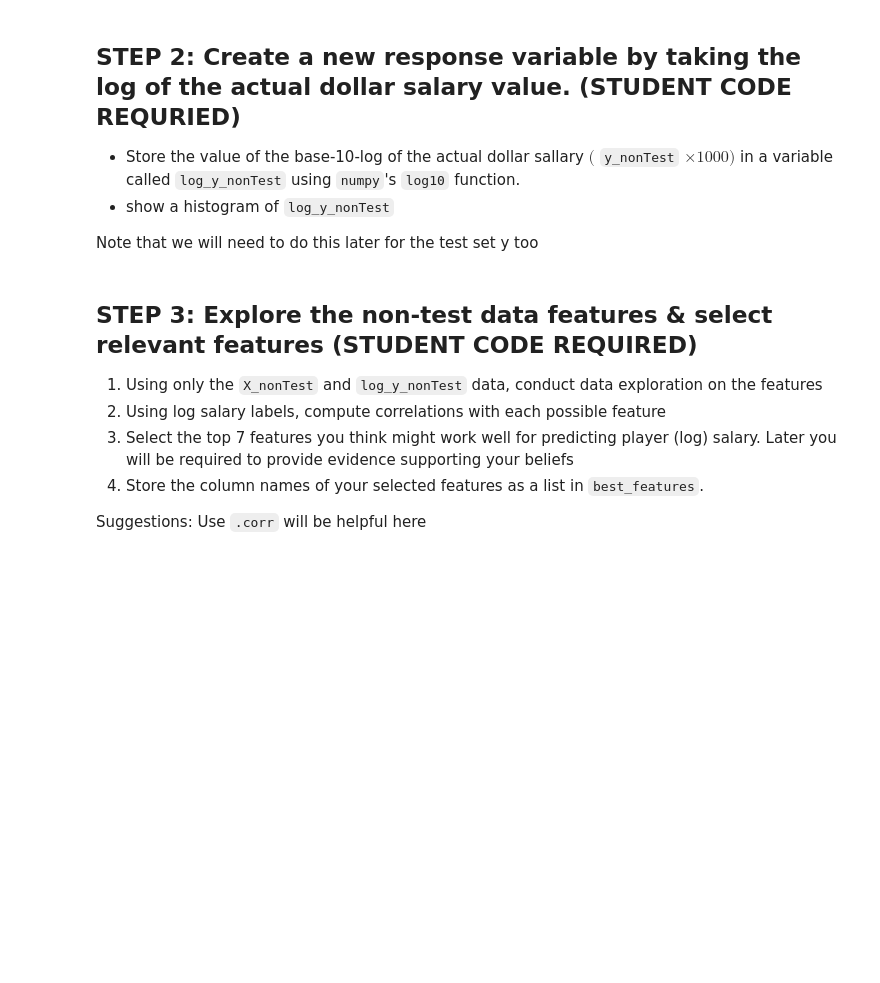
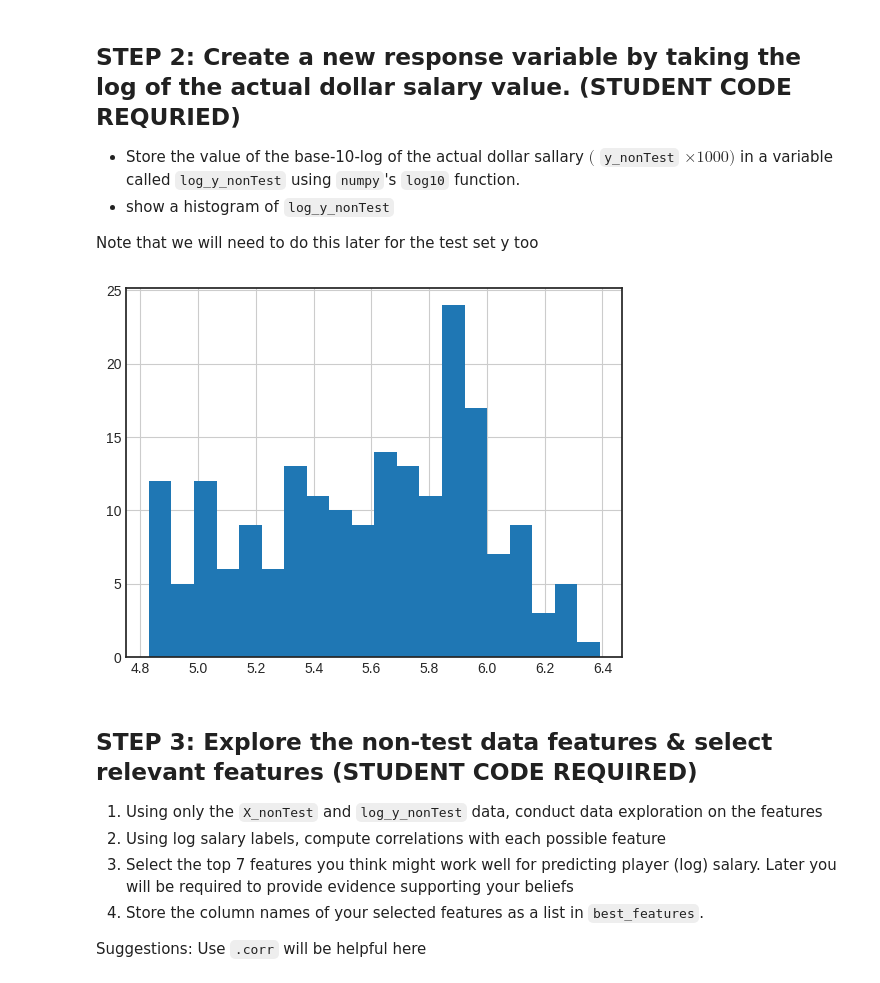
Before and after one commit to TheCodeheadMT/623-SML, a Jupyter notebook: HW4_TODD_MICHAEL.ipynb, the cells around one changed output. Drawn from its saved outputs; the diff is of its cells as text; code cells hidden in the pictures; blank space fills up the shorter version.

```diff
--- a/HW4_TODD_MICHAEL.ipynb
+++ b/HW4_TODD_MICHAEL.ipynb
@@ -107,0 +119,24 @@ df = None #placeholder
+# %%
+# STEP 1
+
+df = None #placeholder
+
+#----------------START STUDENT CODE -----------------------
+
+drop_enc = OneHotEncoder(drop='first').fit(pre_df[['League']])
+
+pre_df['League_N']=drop_enc.transform(pre_df[['League']]).toarray()
+
+drop_enc = OneHotEncoder(drop='first').fit(pre_df[['Division']])
+
+pre_df['Division_W']=drop_enc.transform(pre_df[['Division']]).toarray()
+
+drop_enc = OneHotEncoder(drop='first').fit(pre_df[['NewLeague']])
+
+pre_df['NewLeague_N']=drop_enc.transform(pre_df[['NewLeague']]).toarray()
+
+df = pre_df.drop(['League', 'Division', 'NewLeague'], axis=1)
+
+print(df)
+
+#----------------END STUDENT CODE -----------------------
@@ -148,14 +269,22 @@ Note that we will need to do this later for the test set y too
 # %%
 # STEP 2
 
 log_y_nonTest = None #placeholder
 
 #----------------START STUDENT CODE -----------------------
 
 #remember to use the function from numpy... not base python
 
+# Apply log base 10 to the lables
+log_y_nonTest = np.log10(y_nonTest * 1000)
+
+# Plot histogram for transformed label
+log_y_nonTest.hist(bins=20)
+plt.show()
 
 #----------------END STUDENT CODE -----------------------
+# %% [output]
+[figure, added]
 # %% [markdown]
 ## STEP 3: Explore the non-test data features & select relevant features (STUDENT CODE REQUIRED)
 
```
Also changed, not shown: parts of 33 cells of this notebook.
